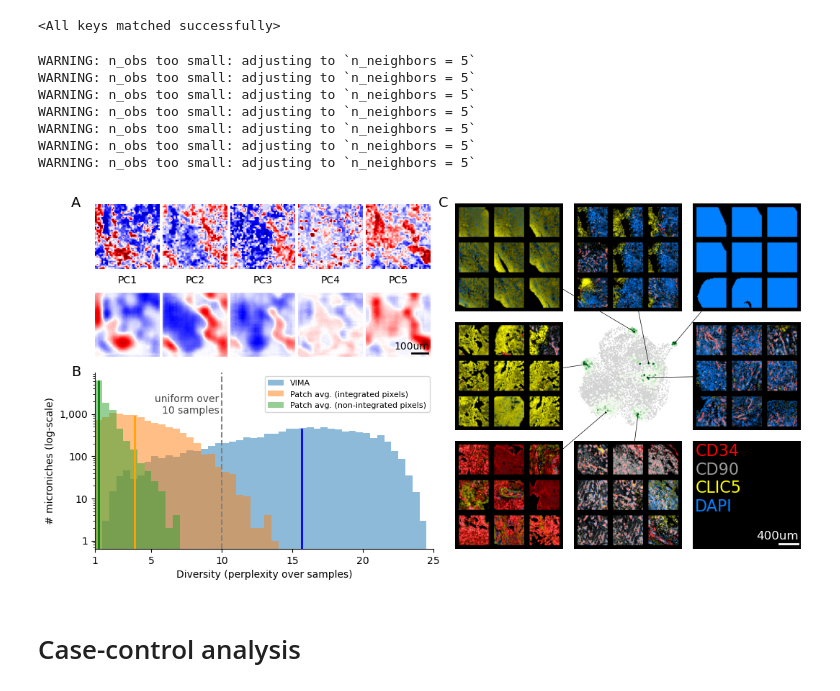
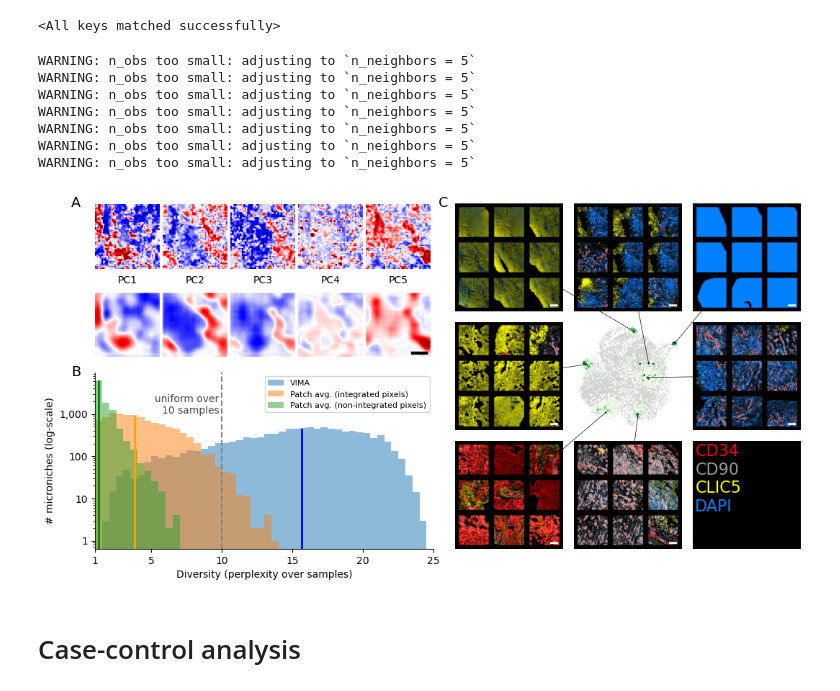
Before and after one commit to yakirr/vimapaper, a Jupyter notebook: RA/RA.3.makefigs.ipynb, the cells around one changed output. Saved outputs shown, nothing was run; the diff lists cells and outputs as text; code cells hidden in the pictures.

Commit message:
new scalebars

```diff
--- a/RA/RA.3.makefigs.ipynb
+++ b/RA/RA.3.makefigs.ipynb
@@ -149,7 +149,7 @@ model.load_state_dict(torch.load(f'_results/default-vae.pt'))
 # %% [output]
 <All keys matched successfully>
 # %%
-def plot_patchreconstructions(pid, left, bottom, width, height):
+def plot_patchreconstructions(fig, pid, left, bottom, width, height):
     model.eval()
     with torch.no_grad():
         patchwidth = width / 5
@@ -169,15 +169,9 @@ def plot_patchreconstructions(pid, left, bottom, width, height):
                      ha='center', va='center', fontsize=fs_axislabel)
 
             if j == 4:
-                ax_recon.text(
-                    39, 36,
-                    '100um',
-                    color='black',
-                    fontsize=10,
-                    fontweight='medium',
-                    va='bottom',
-                    ha='right')
-                ax_recon.plot([28, 38], [37, 37], color='black', linewidth=2)
+                scalebar = AnchoredSizeBar(ax_recon.transData,
+                    10, '', 'lower right', pad=0.2, label_top=True, color='black', frameon=False, size_vertical=1.3,)
+                ax_recon.add_artist(scalebar)
 # %%
 from scipy.stats import entropy
 def plot_isi(ax):
@@ -244,12 +238,12 @@ def make_pics(patchids, mn_pics):
         plt.close()
 
 from PIL import Image
-def plot_mn(patchid, x, y):
+def plot_mn(ax, patchid, x, y):
     cc = d.obsm['X_umap'][patchid]
-    line(cc[0], cc[1], umap, x+insetsize/2, y+ar*insetsize/2, fig)
+    line(cc[0], cc[1], ax, x+insetsize/2, y+ar*insetsize/2, fig)
     sc.pl.umap(d[d.obs[f'mn_{patchid}'] > 0], color=f'mn_{patchid}', s=15,
                colorbar_loc=None, title='',
-               cmap='Greens', ax=umap, frameon=False, show=False)
+               cmap='Greens', ax=ax, frameon=False, show=False)
     ax = fig.add_axes([x, y, insetsize, ar*insetsize], zorder=1000)
     ax.imshow(Image.open(mn_pics[patchid]))
     ax.axis('off')
@@ -274,17 +268,6 @@ def color_legend(ax, x=0.02, line_height=0.2, fontsize=16):
             ha='left',  # Horizontal alignment
             zorder=3
         )
-    ax.text(
-        1-line_height/8,
-        3*line_height/8,
-        '400um',
-        color='white',
-        fontsize=fontsize-4,
-        fontweight='medium',
-        va='bottom',
-        ha='right')
-    ax.set_xlim(0,1); ax.set_ylim(0,1)
-    ax.plot([0.8, 0.97], [2*line_height/8, 2*line_height/8], color='white', linewidth=2)
     ax.axis('off')
 # %%
 # figure size parameters
@@ -307,36 +290,36 @@ nx = ny = 3
 cmap = fibro_cmap
 
 ## patch reconstructions
-plot_patchreconstructions(3500, 0, 0.5, 0.47, 0.49) # backup examples: 500, 6649, 4526
+plot_patchreconstructions(fig, 3500, 0, 0.5, 0.47, 0.49) # backup examples: 500, 6649, 4526
 
 ## entropy histogram
 plot_isi(fig.add_axes([0, 0, 0.47, 0.49]))
 
 ## examples of microniches
 mn_pics = {}
 make_pics(patchids, mn_pics)
 umapax = fig.add_axes([0.5+0.33/2, 0.33, 0.3/2, 0.3])
 sc.pl.umap(d, ax=umapax, frameon=False, show=False, s=5)
 for i, (patchid, (x,y)) in enumerate(zip(patchids, mn_image_locations)):
-    plot_mn(patchid, x, y)
+    plot_mn(umapax, patchid, x, y)
 color_legend(fig.add_axes([0.5+0.66/2, 0, insetsize, ar*insetsize]), line_height=0.17)
 
 # subpart labels
 fig.text(-0.02, 0.98, 'A', fontsize=fs_figsubpanel, fontweight='medium', va='top', ha='right')
 fig.text(-0.02, 0.51, 'B', fontsize=fs_figsubpanel, fontweight='medium', va='top', ha='right')
 fig.text(0.49, 0.98, 'C', fontsize=fs_figsubpanel, fontweight='medium', va='top', ha='right')
 
 fig.savefig('../_main/fig.RAoverview.pdf', bbox_inches='tight', dpi=800)
 plt.show()
 # %% [output]
 WARNING: n_obs too small: adjusting to `n_neighbors = 5`
 WARNING: n_obs too small: adjusting to `n_neighbors = 5`
 WARNING: n_obs too small: adjusting to `n_neighbors = 5`
 WARNING: n_obs too small: adjusting to `n_neighbors = 5`
 WARNING: n_obs too small: adjusting to `n_neighbors = 5`
 WARNING: n_obs too small: adjusting to `n_neighbors = 5`
 WARNING: n_obs too small: adjusting to `n_neighbors = 5`
-[figure, old version]
+[figure, new version]
 # %% [markdown]
 # Case-control analysis
 # %%
```
Also changed, not shown: parts of 5 cells of this notebook, 4 other files.
